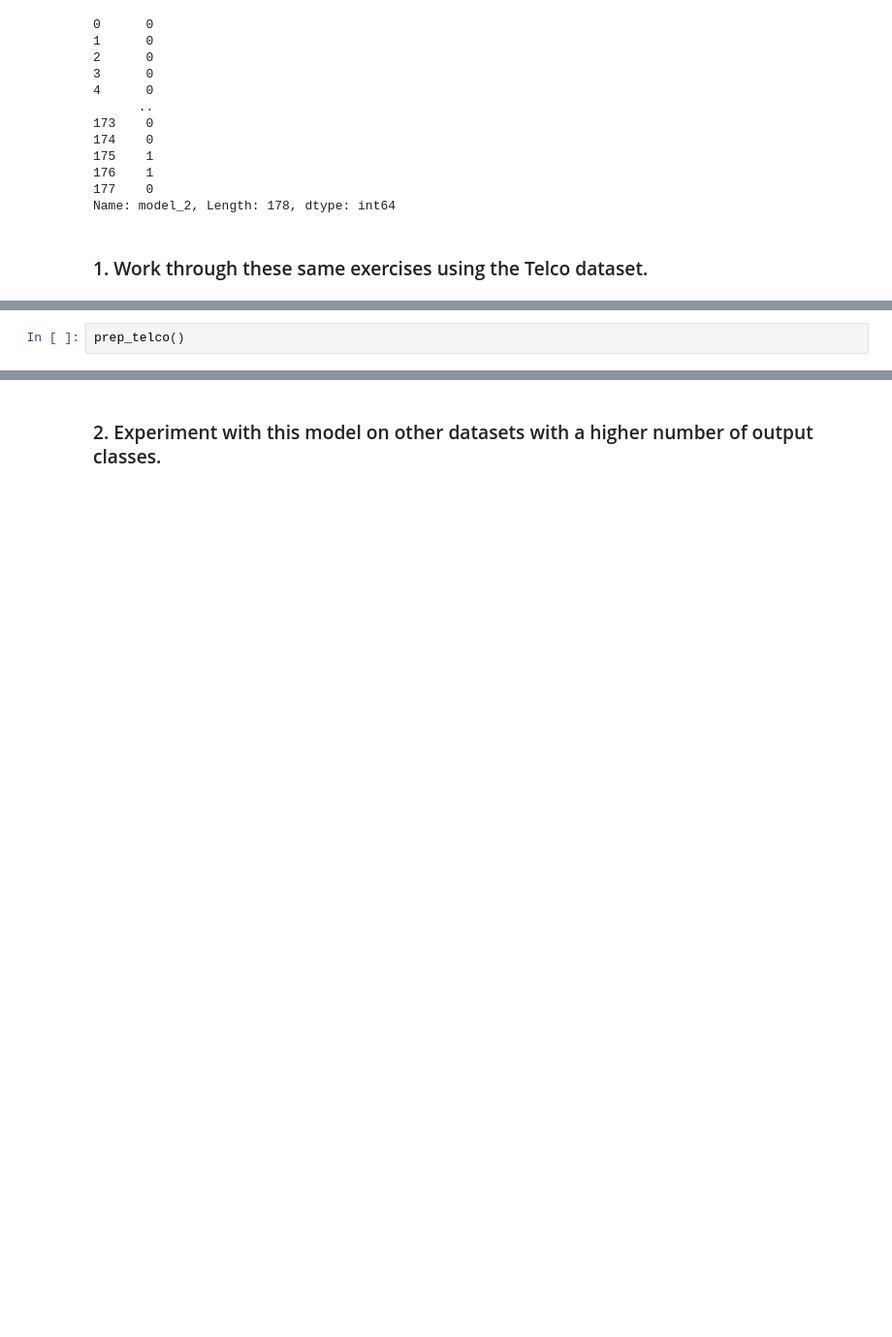
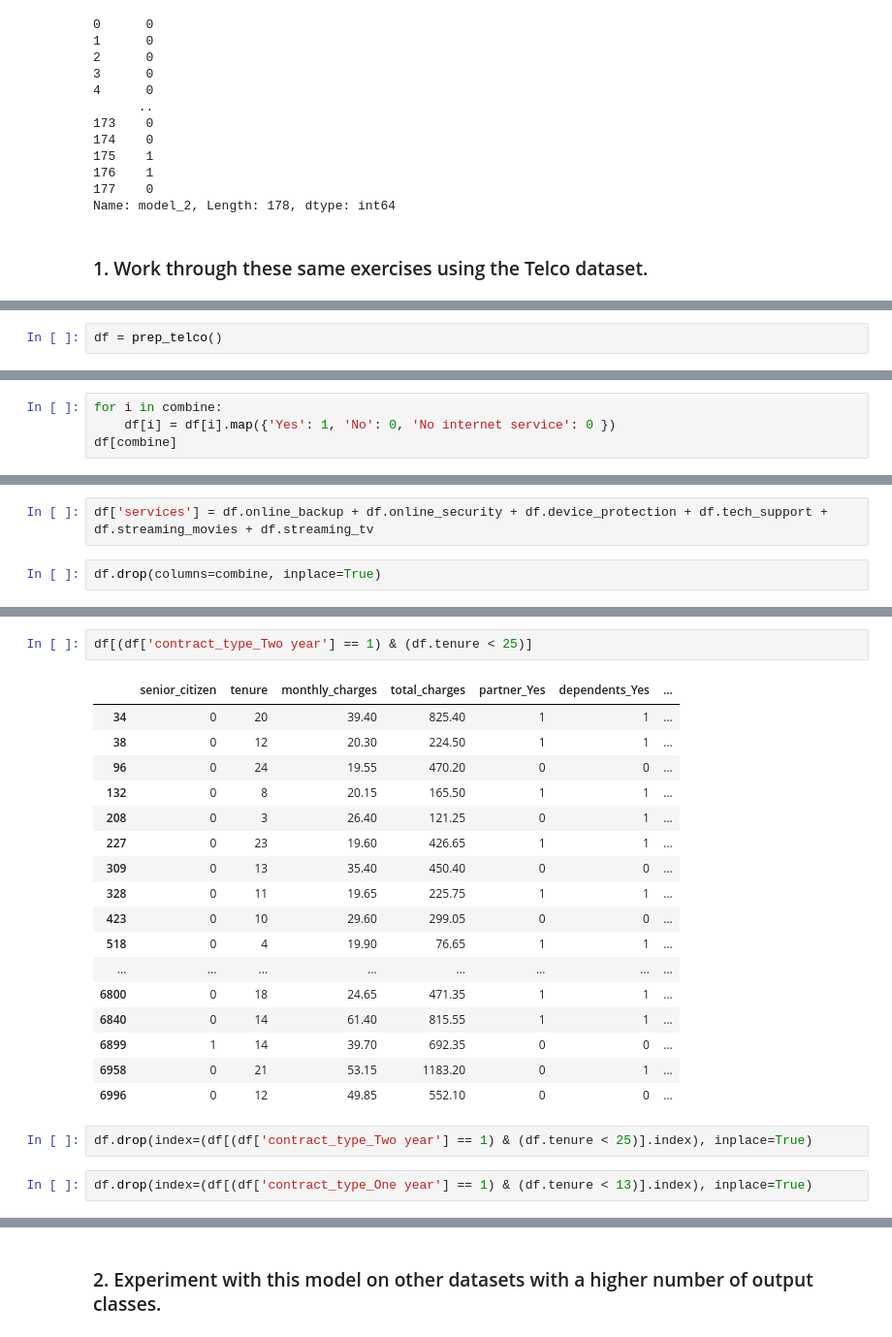
Before and after one commit to David-Howell/classification-exercises, a Jupyter notebook: model.ipynb, the cells around one changed output, grey strips where cells are left out. Shown at 97% size. Cells and saved outputs as stored; diff of their text form; blank space fills up the shorter version.

```diff
--- a/model.ipynb
+++ b/model.ipynb
@@ -521,5 +521,5 @@ def prep_telco():
 # %%
-prep_telco()
+df = prep_telco()
 # %% [output]
 <class 'pandas.core.frame.DataFrame'>
 RangeIndex: 7043 entries, 0 to 7042
@@ -559,0 +587,4 @@ df[combine]
+# %%
+for i in combine:
+    df[i] = df[i].map({'Yes': 1, 'No': 0, 'No internet service': 0 })
+df[combine]
@@ -559,0 +611,4 @@ df[combine]
+# %%
+df['services'] = df.online_backup + df.online_security + df.device_protection + df.tech_support + df.streaming_movies + df.streaming_tv
+# %%
+df.drop(columns=combine, inplace=True)
@@ -559,0 +626,24 @@ df[combine]
+# %%
+df[(df['contract_type_Two year'] == 1) & (df.tenure < 25)]
+# %% [output]
+|  | senior_citizen | tenure | monthly_charges | total_charges | partner_Yes | dependents_Yes | ... |
+| 34 | 0 | 20 | 39.40 | 825.40 | 1 | 1 | ... |
+| 38 | 0 | 12 | 20.30 | 224.50 | 1 | 1 | ... |
+| 96 | 0 | 24 | 19.55 | 470.20 | 0 | 0 | ... |
+| 132 | 0 | 8 | 20.15 | 165.50 | 1 | 1 | ... |
+| 208 | 0 | 3 | 26.40 | 121.25 | 0 | 1 | ... |
+| 227 | 0 | 23 | 19.60 | 426.65 | 1 | 1 | ... |
+| 309 | 0 | 13 | 35.40 | 450.40 | 0 | 0 | ... |
+| 328 | 0 | 11 | 19.65 | 225.75 | 1 | 1 | ... |
+| 423 | 0 | 10 | 29.60 | 299.05 | 0 | 0 | ... |
+| 518 | 0 | 4 | 19.90 | 76.65 | 1 | 1 | ... |
+| ... | ... | ... | ... | ... | ... | ... | ... |
+| 6800 | 0 | 18 | 24.65 | 471.35 | 1 | 1 | ... |
+| 6840 | 0 | 14 | 61.40 | 815.55 | 1 | 1 | ... |
+| 6899 | 1 | 14 | 39.70 | 692.35 | 0 | 0 | ... |
+| 6958 | 0 | 21 | 53.15 | 1183.20 | 0 | 1 | ... |
+| 6996 | 0 | 12 | 49.85 | 552.10 | 0 | 0 | ... |
+# %%
+df.drop(index=(df[(df['contract_type_Two year'] == 1) & (df.tenure < 25)].index), inplace=True)
+# %%
+df.drop(index=(df[(df['contract_type_One year'] == 1) & (df.tenure < 13)].index), inplace=True)
```
Also changed, not shown: parts of 57 cells of this notebook.
